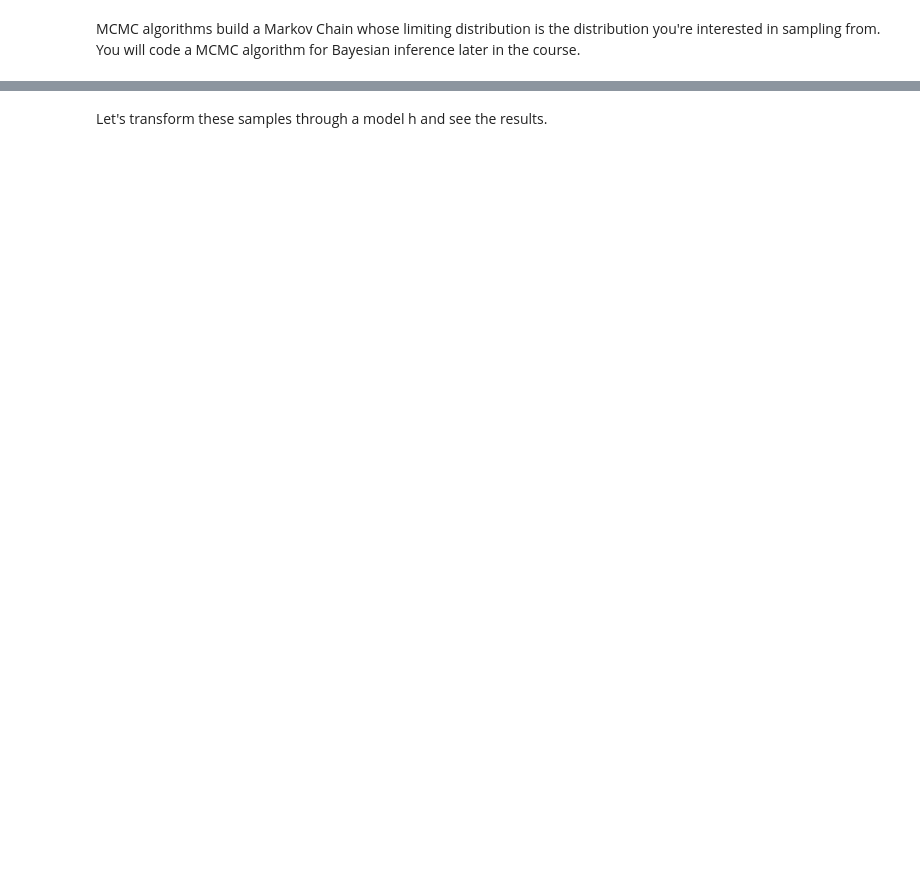
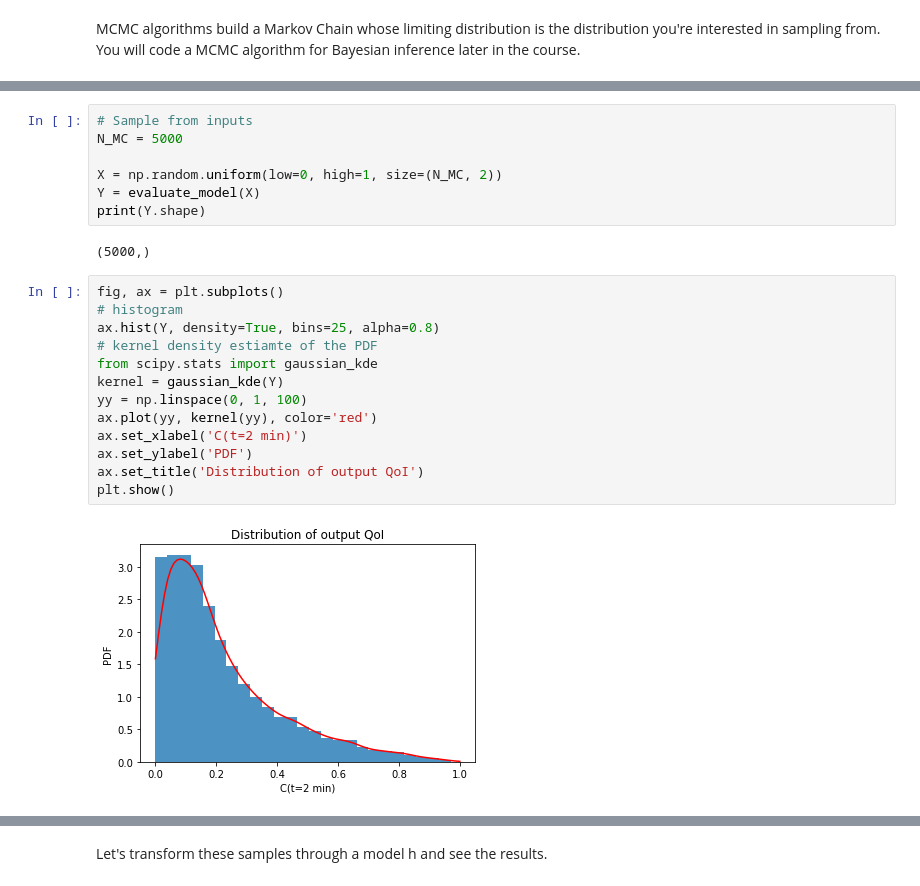
Before and after one commit to AudOlivier/uq_course_notebooks, a Jupyter notebook: CE_UQ_Sampling_MCsimulation.ipynb, the cells around one changed output, grey strips where cells are left out. Cells and saved outputs as stored; diff of their text form; blank space fills up the shorter version.

```diff
--- a/CE_UQ_Sampling_MCsimulation.ipynb
+++ b/CE_UQ_Sampling_MCsimulation.ipynb
@@ -121 +148,25 @@ MCMC algorithms build a Markov Chain whose limiting distribution is the distribu
+# %%
+# Sample from inputs
+N_MC = 5000
+
+X = np.random.uniform(low=0, high=1, size=(N_MC, 2))
+Y = evaluate_model(X)
+print(Y.shape)
+# %% [output]
+(5000,)
+# %%
+fig, ax = plt.subplots()
+# histogram
+ax.hist(Y, density=True, bins=25, alpha=0.8)
+# kernel density estiamte of the PDF
+from scipy.stats import gaussian_kde
+kernel = gaussian_kde(Y)
+yy = np.linspace(0, 1, 100)
+ax.plot(yy, kernel(yy), color='red')
+ax.set_xlabel('C(t=2 min)')
+ax.set_ylabel('PDF')
+ax.set_title('Distribution of output QoI')
+plt.show()
+# %% [output]
+[figure, added]
 # %% [markdown]
```
Also changed, not shown: parts of 18 cells of this notebook.
